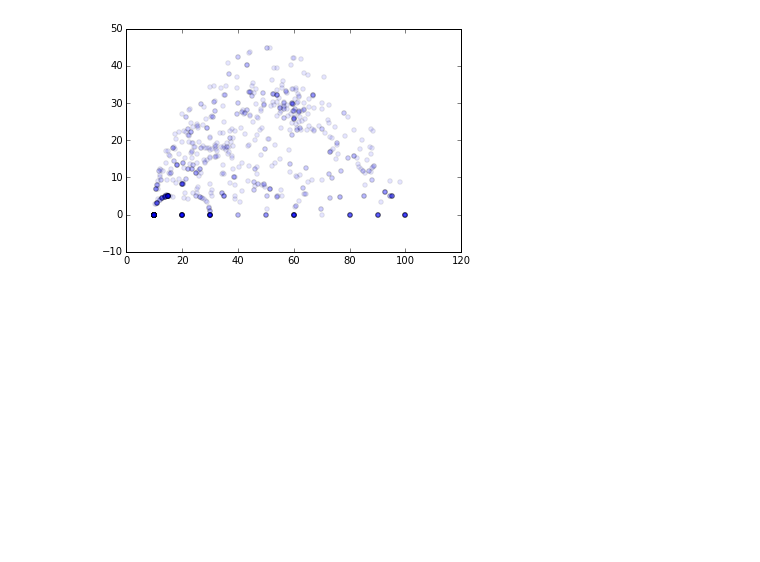
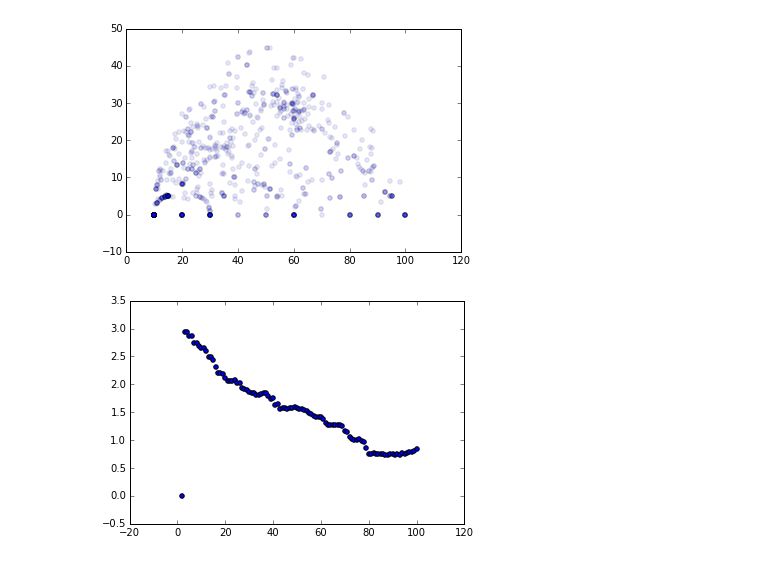
Before and after one commit to telmomenezes/ghostborders, a Jupyter notebook: ipython/graph_stats.ipynb, the cells around one changed output. Cells and saved outputs as stored; diff of their text form; code cells hidden in the pictures; blank space fills up the shorter version.

Commit message:
entropy fix

```diff
--- a/ipython/graph_stats.ipynb
+++ b/ipython/graph_stats.ipynb
@@ -59,3 +59,15 @@ plt.scatter(data['mean_dist'], data['std_dist'], alpha=.1)
 plt.show()
 # %% [output]
 [figure]
+# %%
+import numpy as np
+data = np.genfromtxt('/Users/telmo/projects/ghostborders/entropy_paris.csv', names=['per', 'entropy'], skip_header=1, delimiter=',')
+# %%
+%matplotlib inline
+
+import matplotlib.pyplot as plt
+
+plt.scatter(data['per'], data['entropy'])
+plt.show()
+# %% [output]
+[figure, added]
```
